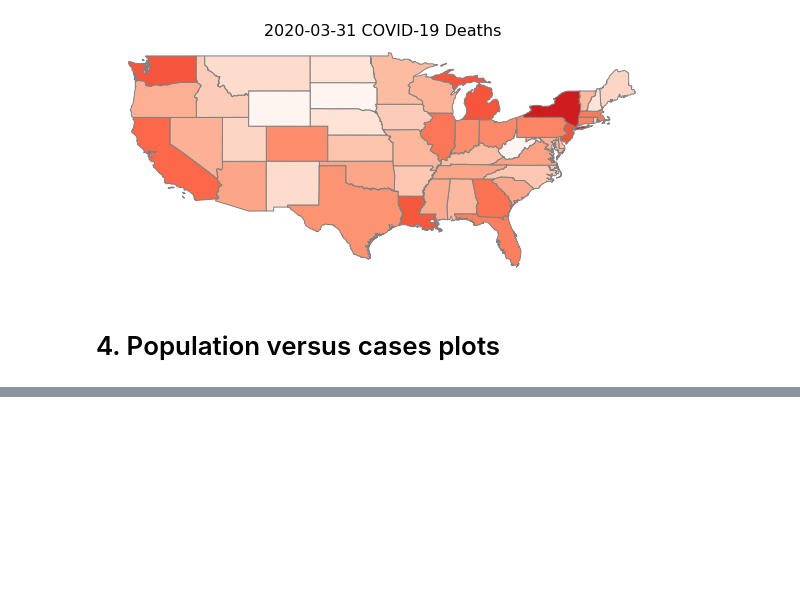
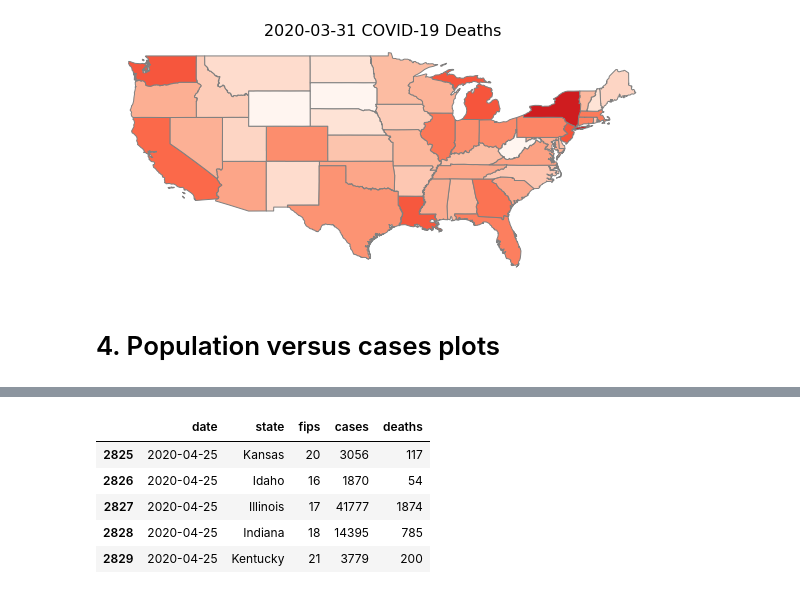
Before and after one commit to CSJohnLee/COVID19_Project, a Jupyter notebook: Lee_EDA.ipynb, the cells around one changed output, grey strips where cells are left out. Cells and saved outputs as stored; diff of their text form; code cells hidden in the pictures; blank space fills up the shorter version.

```diff
--- a/Lee_EDA.ipynb
+++ b/Lee_EDA.ipynb
@@ -577,0 +601,12 @@ for each in dates:
+# %%
+latest = max(covid.date.unique())
+latest_date = latest.astype(str).split()[0][0:10]
+latest_covid = covid[covid.date==latest]
+latest_covid.head()
+# %% [output]
+|  | date | state | fips | cases | deaths |
+| 2825 | 2020-04-25 | Kansas | 20 | 3056 | 117 |
+| 2826 | 2020-04-25 | Idaho | 16 | 1870 | 54 |
+| 2827 | 2020-04-25 | Illinois | 17 | 41777 | 1874 |
+| 2828 | 2020-04-25 | Indiana | 18 | 14395 | 785 |
+| 2829 | 2020-04-25 | Kentucky | 21 | 3779 | 200 |
```
Also changed, not shown: parts of 7 cells of this notebook.
